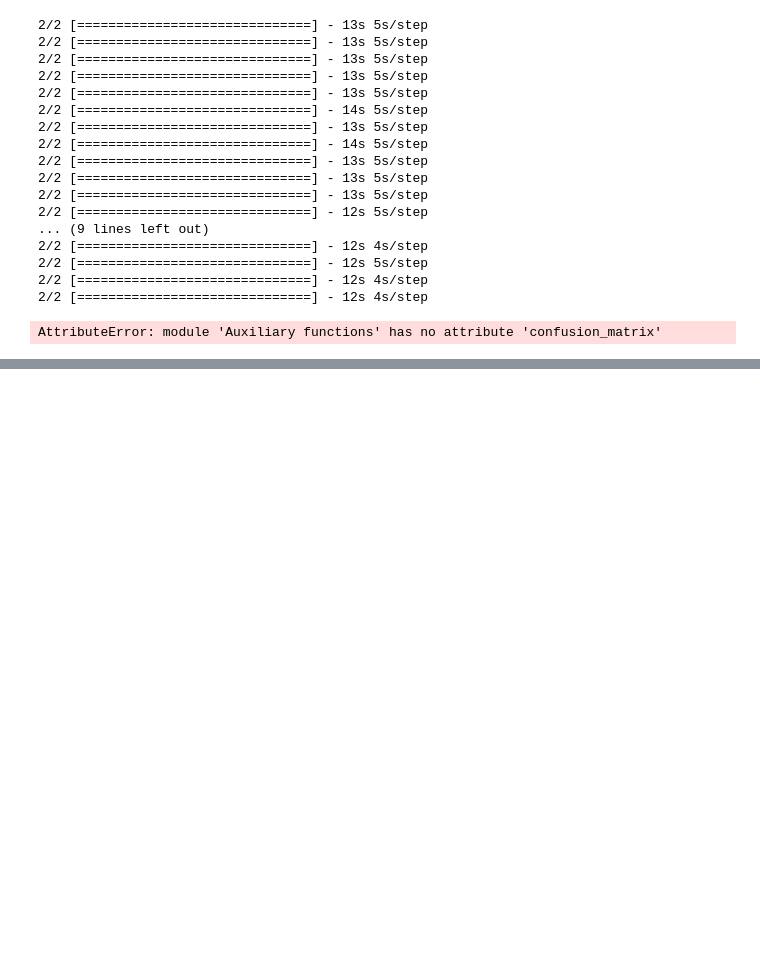
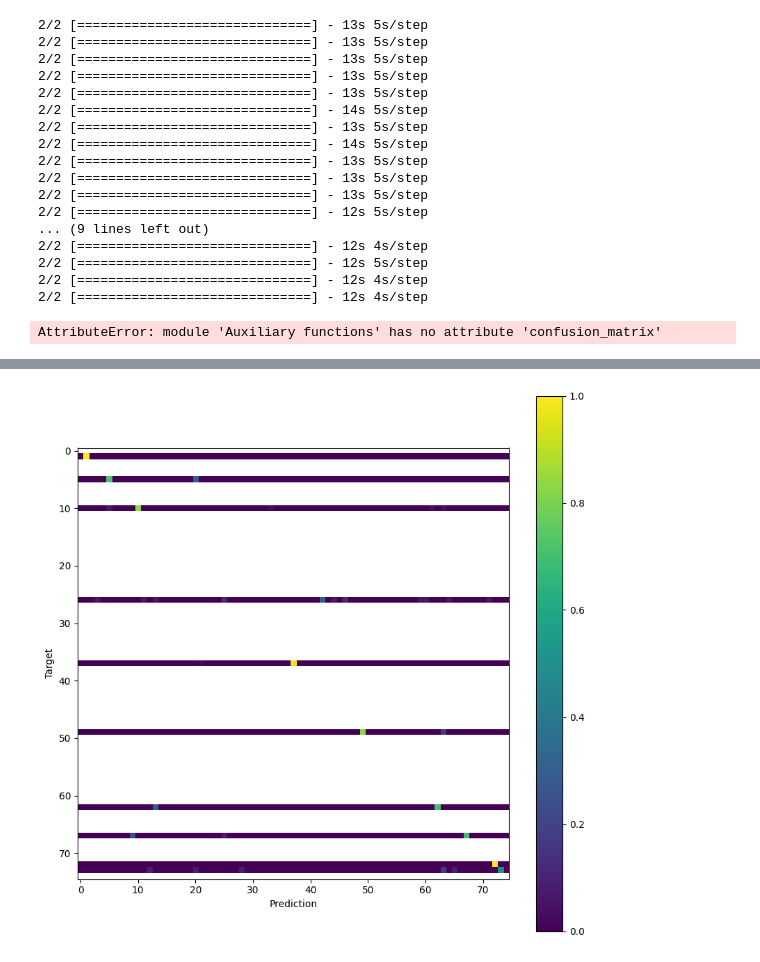
Before and after one commit to d-rogalski/MasterThesis, a Jupyter notebook: main_notebook.ipynb, the cells around one changed output, grey strips where cells are left out. Drawn from its saved outputs; the diff is of its cells as text; code cells hidden in the pictures; blank space fills up the shorter version.

```diff
--- a/main_notebook.ipynb
+++ b/main_notebook.ipynb
@@ -173,0 +248,11 @@ json.dump(info, open(f'{FPATH}/{model.name}/info.json', 'w'))
+# %%
+targets = []
+predictions = []
+for test_images, test_labels in nature_ds.take(-1):
+    targets.append(test_labels)
+    predictions.append(model.predict(test_images))
+
+nature_m = tf_utils.confusion_matrix(predictions, targets, no_classes)
+tf_utils.plot_confusion_matrix(nature_m)
+plt.show()
+# %% [output]
@@ -173,0 +262 @@ json.dump(info, open(f'{FPATH}/{model.name}/info.json', 'w'))
+[figure, added]
```
Also changed, not shown: parts of 17 cells of this notebook.
